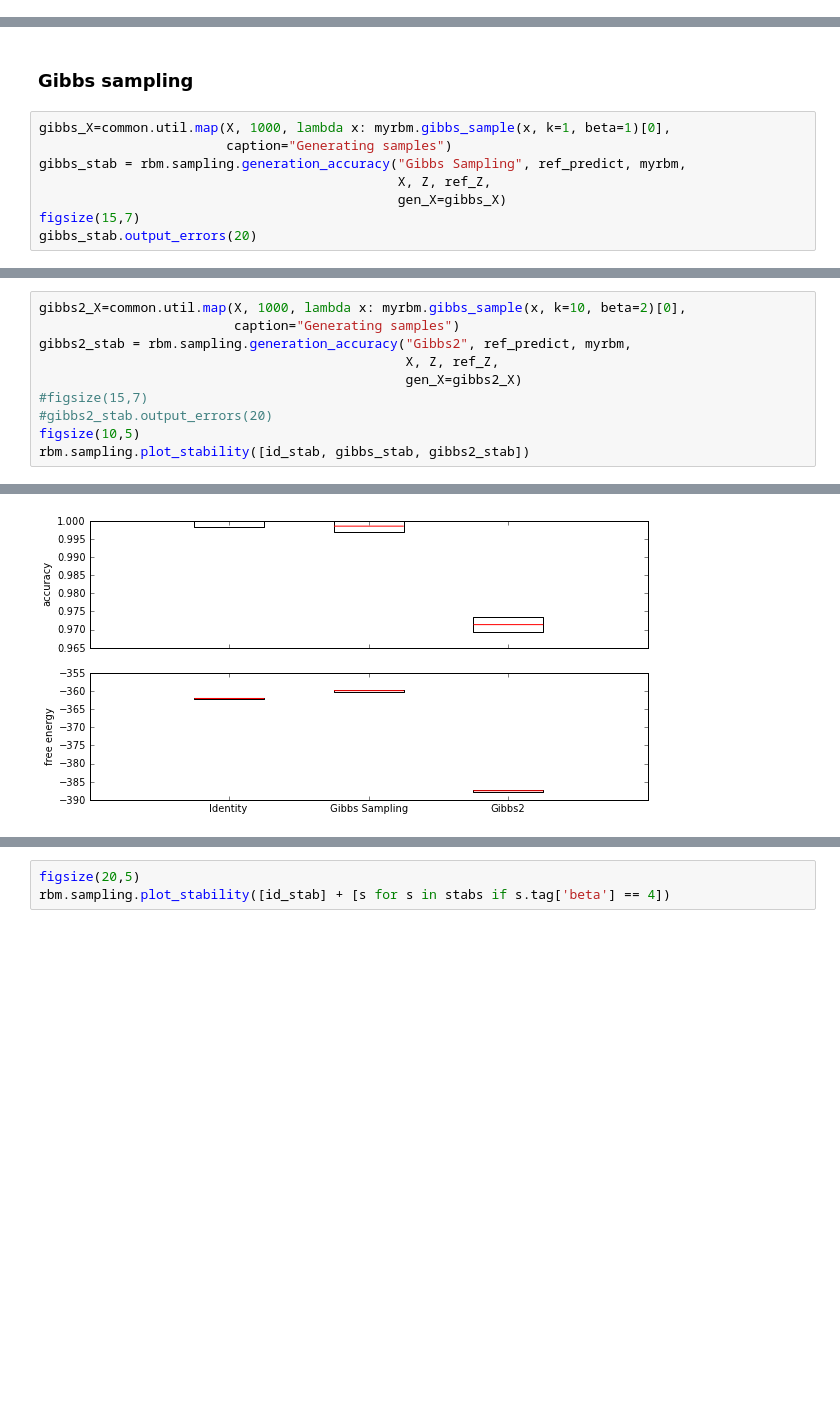
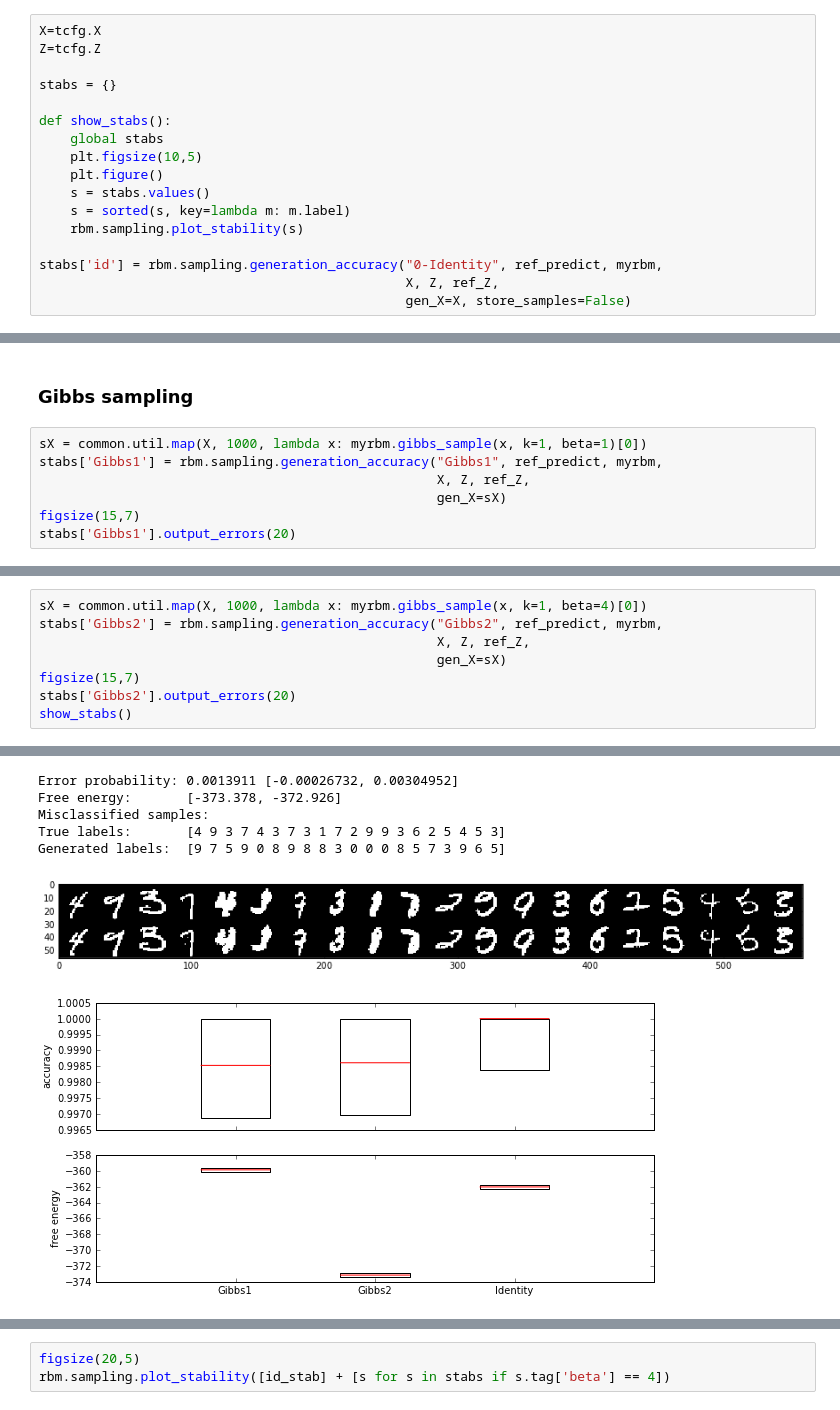
Before and after one commit to surban/ml, a Jupyter notebook: notebooks/rbm-stability.ipynb, the cells around one changed output, grey strips where cells are left out. Drawn from its saved outputs; the diff is of its cells as text; blank space fills up the shorter version.

Commit message:
cleaned up rbm-stability notebook

```diff
--- a/notebooks/rbm-stability.ipynb
+++ b/notebooks/rbm-stability.ipynb
@@ -82,0 +61,17 @@ Generated labels:  []
+# %%
+X=tcfg.X
+Z=tcfg.Z
+
+stabs = {}
+
+def show_stabs():
+    global stabs
+    plt.figsize(10,5)
+    plt.figure()
+    s = stabs.values()
+    s = sorted(s, key=lambda m: m.label)
+    rbm.sampling.plot_stability(s)
+
+stabs['id'] = rbm.sampling.generation_accuracy("0-Identity", ref_predict, myrbm,
+                                               X, Z, ref_Z,
+                                               gen_X=X, store_samples=False)
@@ -83,12 +80,11 @@ Generated labels:  []
 # %% [markdown]
 ### Gibbs sampling
 # %%
-gibbs_X=common.util.map(X, 1000, lambda x: myrbm.gibbs_sample(x, k=1, beta=1)[0],
-                        caption="Generating samples")
-gibbs_stab = rbm.sampling.generation_accuracy("Gibbs Sampling", ref_predict, myrbm,
-                                              X, Z, ref_Z,
-                                              gen_X=gibbs_X)
+sX = common.util.map(X, 1000, lambda x: myrbm.gibbs_sample(x, k=1, beta=1)[0])
+stabs['Gibbs1'] = rbm.sampling.generation_accuracy("Gibbs1", ref_predict, myrbm,
+                                                   X, Z, ref_Z,
+                                                   gen_X=sX)
 figsize(15,7)
-gibbs_stab.output_errors(20)
+stabs['Gibbs1'].output_errors(20)
 # %% [output]
 | label | n_samples | n_success | classifier_accuracy | fe_mean | fe_variance |
@@ -100,14 +96,12 @@ True labels:       [9 9 2 4 3 3 9 3 6 2 4 9 4 9 9 3 3 1 7 3]
 Generated labels:  [3 4 8 9 5 5 4 5 0 0 0 8 0 8 8 8 8 8 3 9]
 [figure]
 # %%
-gibbs2_X=common.util.map(X, 1000, lambda x: myrbm.gibbs_sample(x, k=10, beta=2)[0],
-                         caption="Generating samples")
-gibbs2_stab = rbm.sampling.generation_accuracy("Gibbs2", ref_predict, myrbm,
-                                               X, Z, ref_Z,
-                                               gen_X=gibbs2_X)
-#figsize(15,7)
-#gibbs2_stab.output_errors(20)
-figsize(10,5)
-rbm.sampling.plot_stability([id_stab, gibbs_stab, gibbs2_stab])
+sX = common.util.map(X, 1000, lambda x: myrbm.gibbs_sample(x, k=1, beta=4)[0])
+stabs['Gibbs2'] = rbm.sampling.generation_accuracy("Gibbs2", ref_predict, myrbm,
+                                                   X, Z, ref_Z,
+                                                   gen_X=sX)
+figsize(15,7)
+stabs['Gibbs2'].output_errors(20)
+show_stabs()
 # %% [output]
 | label | n_samples | n_success | classifier_accuracy | fe_mean | fe_variance |
@@ -115 +109,7 @@ rbm.sampling.plot_stability([id_stab, gibbs_stab, gibbs2_stab])
+Error probability: 0.0013911 [-0.00026732, 0.00304952]
+Free energy:       [-373.378, -372.926]
+Misclassified samples:
+True labels:       [4 9 3 7 4 3 7 3 1 7 2 9 9 3 6 2 5 4 5 3]
+Generated labels:  [9 7 5 9 0 8 9 8 8 3 0 0 0 8 5 7 3 9 6 5]
-[figure, old version]
+[figure, new version]
+[figure, added]
```
Also changed, not shown: parts of 35 cells of this notebook, 5 other files.
